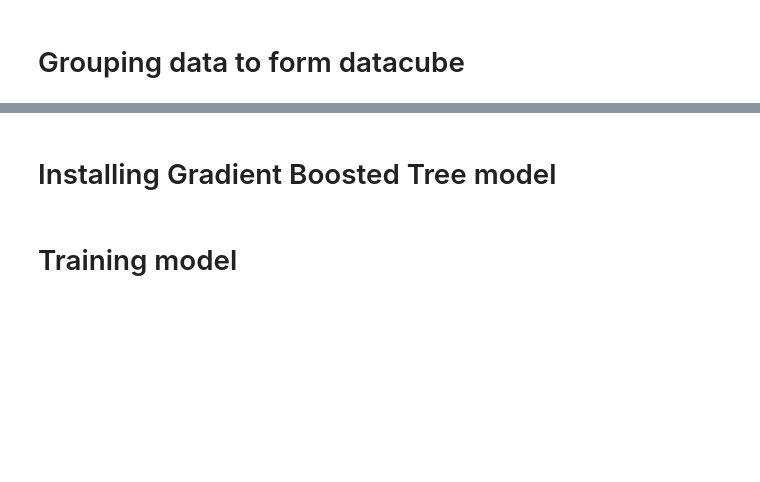
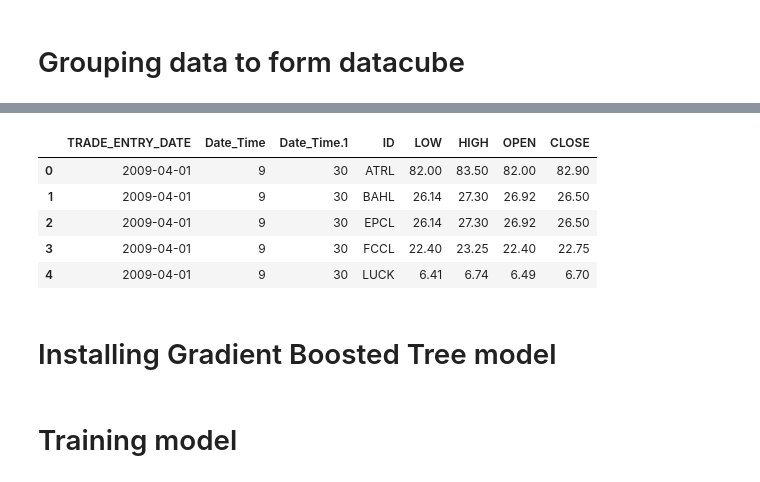
Before and after one commit to Syed-Sherjeel/PSX_Trading_Bot, a Jupyter notebook: Project_file.ipynb, the cells around one changed output, grey strips where cells are left out. Cells and saved outputs as stored; diff of their text form; code cells hidden in the pictures; blank space fills up the shorter version.

```diff
--- a/Project_file.ipynb
+++ b/Project_file.ipynb
@@ -553,3 +634,14 @@ df2.shape
+# %%
+file=pd.read_csv('file.csv')
+file.sort_values(by=['TRADE_ENTRY_DATE','Date_Time','Date_Time.1'],inplace=True)
+file.head()
+# %% [output]
+|  | TRADE_ENTRY_DATE | Date_Time | Date_Time.1 | ID | LOW | HIGH | OPEN | CLOSE |
+| 0 | 2009-04-01 | 9 | 30 | ATRL | 82.00 | 83.50 | 82.00 | 82.90 |
+| 1 | 2009-04-01 | 9 | 30 | BAHL | 26.14 | 27.30 | 26.92 | 26.50 |
+| 2 | 2009-04-01 | 9 | 30 | EPCL | 26.14 | 27.30 | 26.92 | 26.50 |
+| 3 | 2009-04-01 | 9 | 30 | FCCL | 22.40 | 23.25 | 22.40 | 22.75 |
+| 4 | 2009-04-01 | 9 | 30 | LUCK | 6.41 | 6.74 | 6.49 | 6.70 |
 # %% [markdown]
 # Installing Gradient Boosted Tree model
 # %%
```
Also changed, not shown: parts of 8 cells of this notebook, 1 other file.
